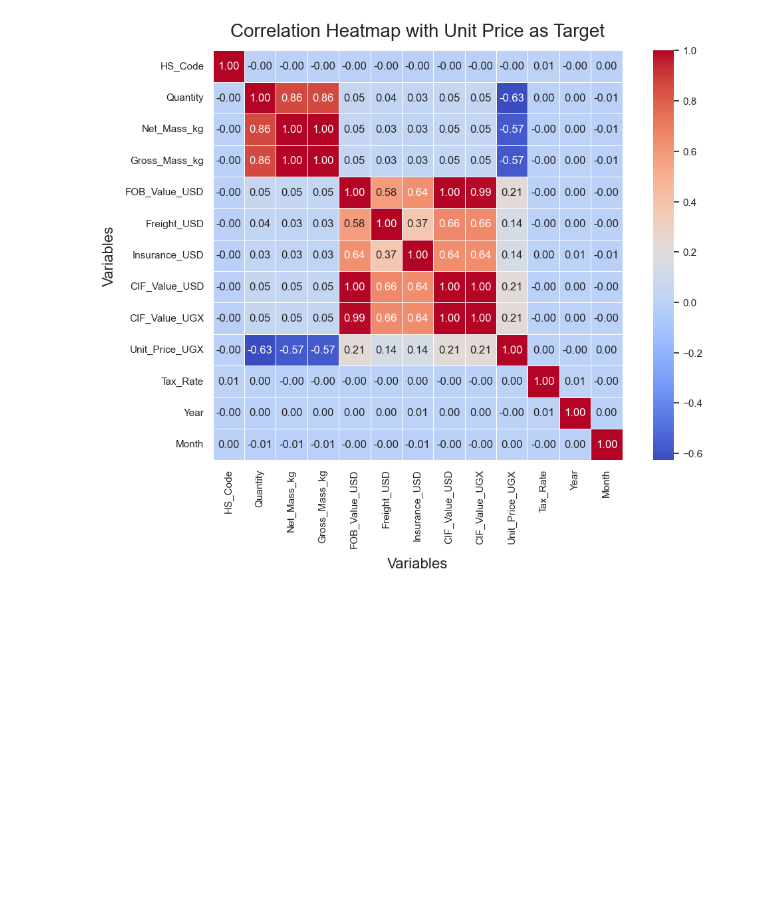
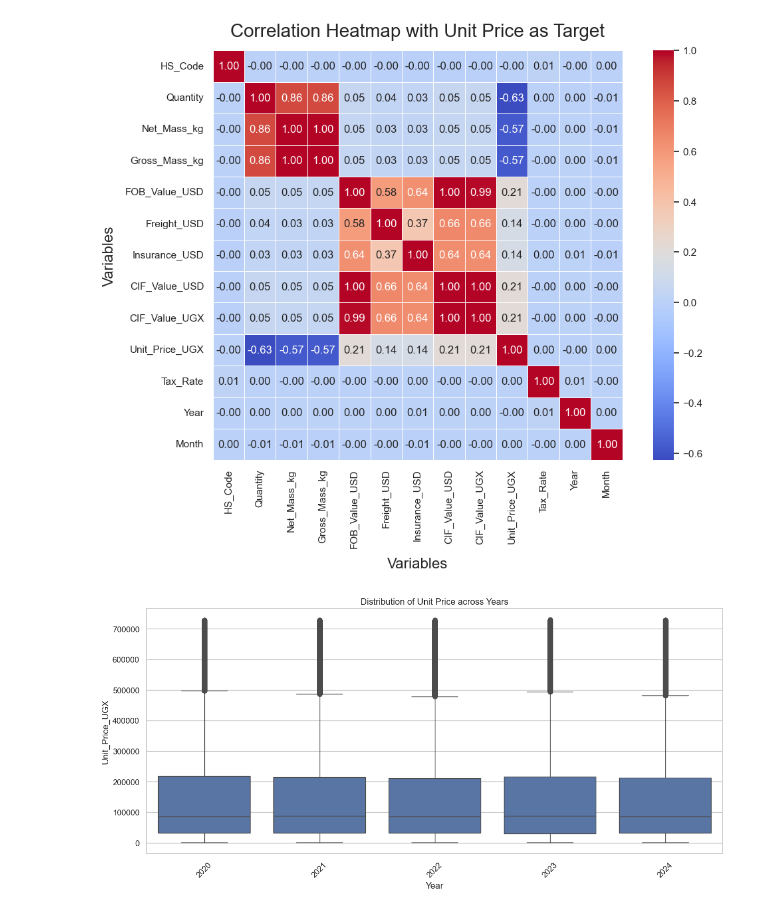
Before and after one commit to sentongo-web/MSDS, a Jupyter notebook: uganda_trade.ipynb, the cells around one changed output. Saved outputs shown, nothing was run; the diff lists cells and outputs as text; code cells hidden in the pictures; blank space fills up the shorter version.

```diff
--- a/uganda_trade.ipynb
+++ b/uganda_trade.ipynb
@@ -557,3 +557,11 @@ plt.ylabel('Variables', fontsize=16, labelpad=10)
 plt.show()
 # %% [output]
 [figure]
+# %%
+plt.figure(figsize=(14, 6))
+sns.boxplot(data=cleaned_data, x='Year', y='Unit_Price_UGX')  # Replace 'Year' with any categorical variable
+plt.title('Distribution of Unit Price across Years')
+plt.xticks(rotation=45)
+plt.show()
+# %% [output]
+[figure, added]
```
Also changed, not shown: parts of 12 cells of this notebook.
